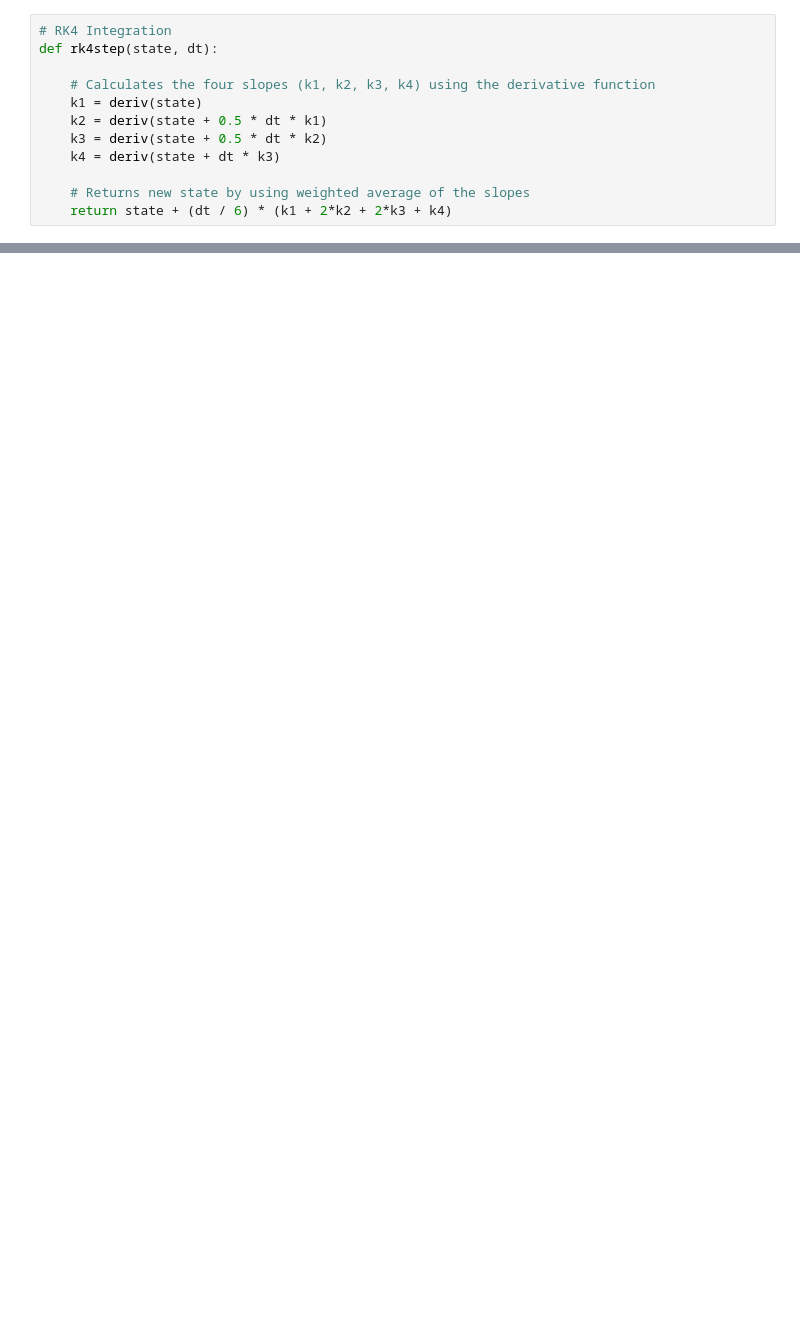
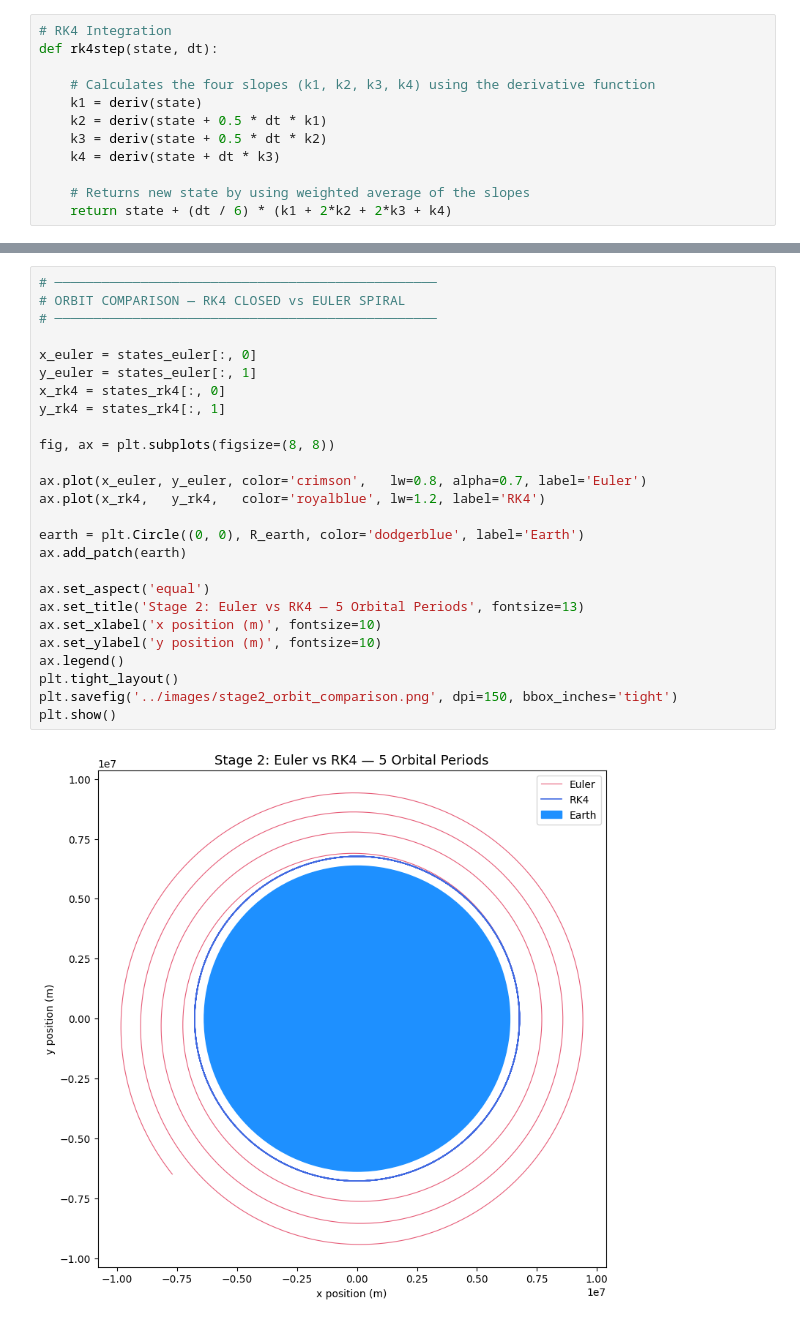
Before and after one commit to Yashaswi-B/orbital-simulator, a Jupyter notebook: notebooks/stage2_development.ipynb, the cells around one changed output, grey strips where cells are left out. Drawn from its saved outputs; the diff is of its cells as text; blank space fills up the shorter version.

```diff
--- a/notebooks/stage2_development.ipynb
+++ b/notebooks/stage2_development.ipynb
@@ -105,0 +192,28 @@ plt.show()
+# %%
+# ─────────────────────────────────────────────────
+# ORBIT COMPARISON — RK4 CLOSED vs EULER SPIRAL
+# ─────────────────────────────────────────────────
+
+x_euler = states_euler[:, 0]
+y_euler = states_euler[:, 1]
+x_rk4 = states_rk4[:, 0]
+y_rk4 = states_rk4[:, 1]
+
+fig, ax = plt.subplots(figsize=(8, 8))
+
+ax.plot(x_euler, y_euler, color='crimson',   lw=0.8, alpha=0.7, label='Euler')
+ax.plot(x_rk4,   y_rk4,   color='royalblue', lw=1.2, label='RK4')
+
+earth = plt.Circle((0, 0), R_earth, color='dodgerblue', label='Earth')
+ax.add_patch(earth)
+
+ax.set_aspect('equal')
+ax.set_title('Stage 2: Euler vs RK4 — 5 Orbital Periods', fontsize=13)
+ax.set_xlabel('x position (m)', fontsize=10)
+ax.set_ylabel('y position (m)', fontsize=10)
+ax.legend()
+plt.tight_layout()
+plt.savefig('../images/stage2_orbit_comparison.png', dpi=150, bbox_inches='tight')
+plt.show()
+# %% [output]
+[figure, added]
```
Also changed, not shown: parts of 9 cells of this notebook, 7 other files.
